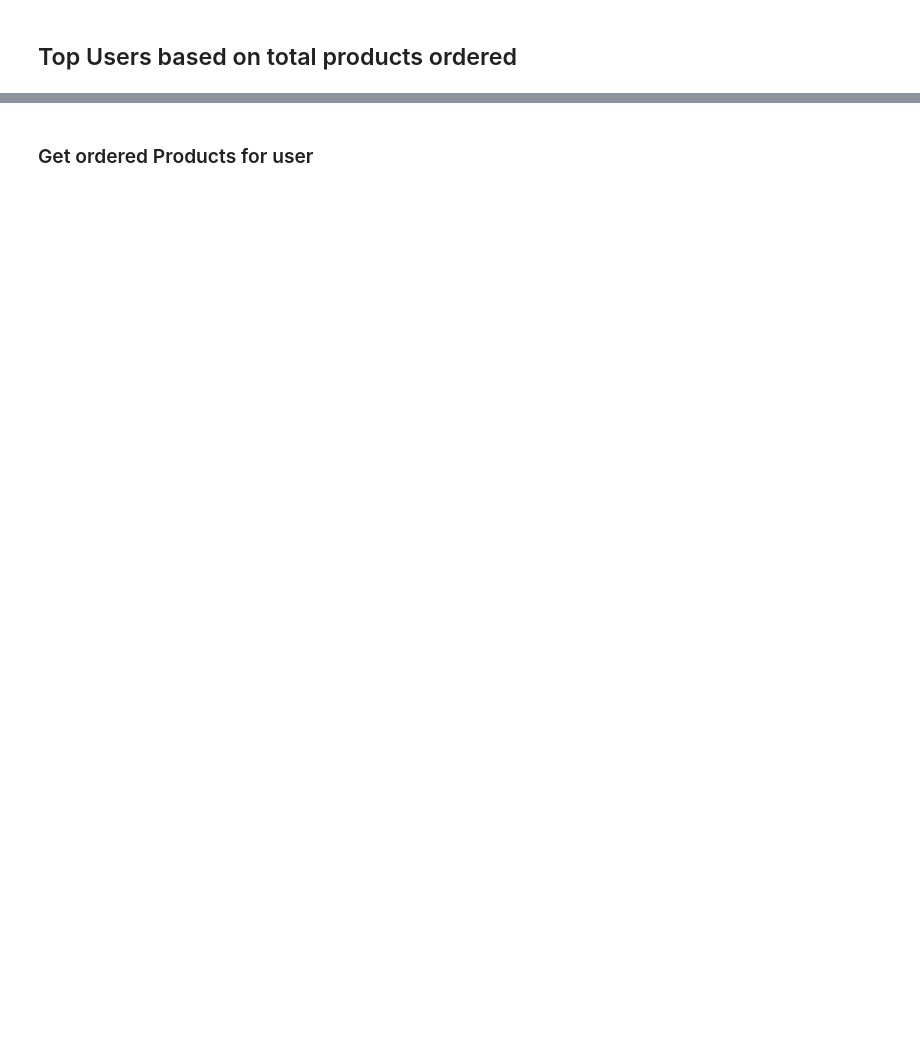
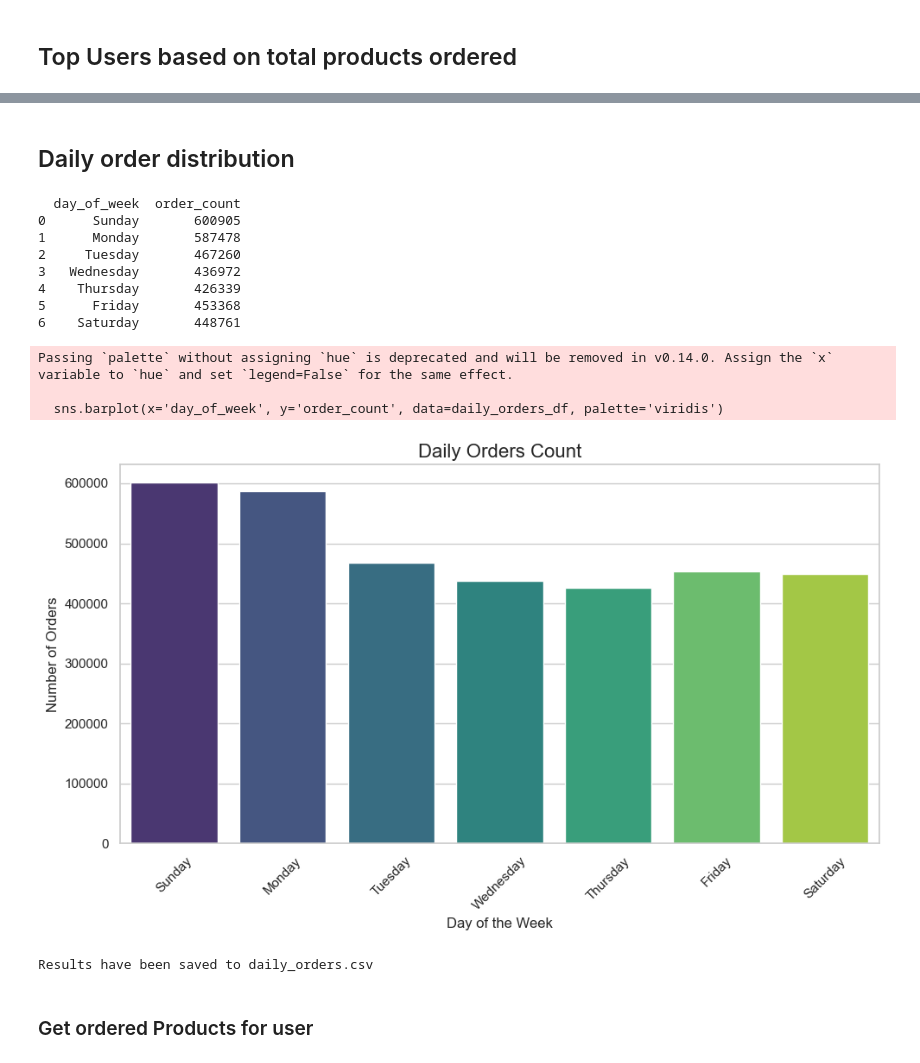
Before and after one commit to mirajkarsneha/instacart-market-basket-analysis, a Jupyter notebook: customer_next_order_analysis.ipynb, the cells around one changed output, grey strips where cells are left out. Cells and saved outputs as stored; diff of their text form; code cells hidden in the pictures; blank space fills up the shorter version.

```diff
--- a/customer_next_order_analysis.ipynb
+++ b/customer_next_order_analysis.ipynb
@@ -161,3 +172,68 @@ Passing `palette` without assigning `hue` is deprecated and will be removed in v
+# %% [markdown]
+## Daily order distribution
+# %%
+from google.cloud import bigquery
+
+# Initialize the BigQuery client
+client = bigquery.Client()
+
+def get_daily_orders():
+    daily_orders_query = """
+    SELECT
+       CASE
+         WHEN order_dow = 0 THEN 'Sunday'
+         WHEN order_dow = 1 THEN 'Monday'
+         WHEN order_dow = 2 THEN 'Tuesday'
+         WHEN order_dow = 3 THEN 'Wednesday'
+         WHEN order_dow = 4 THEN 'Thursday'
+         WHEN order_dow = 5 THEN 'Friday'
+         WHEN order_dow = 6 THEN 'Saturday'
+      END AS day_of_week,
+      COUNT(order_id) AS order_count
+    FROM `instacart-441209.instacart.orders`
+    GROUP BY order_dow
+    ORDER BY order_dow;
+    """
+    # Execute the query
+    query_job = client.query(daily_orders_query)
+    daily_orders_result = query_job.result()  # Correct variable name
+
+    # Add data from query to dataframe
+    daily_orders_df = daily_orders_result.to_dataframe()
+    print(daily_orders_df)
+
+    return daily_orders_df
+
+# Call the method to fetch daily orders
+daily_orders_df = get_daily_orders()
+
+sns.set(style="whitegrid")
+plt.figure(figsize=(10, 6))  # Set the size of the plot
+sns.barplot(x='day_of_week', y='order_count', data=daily_orders_df, palette='viridis')
+
+plt.title('Daily Orders Count', fontsize=16)
+plt.xlabel('Day of the Week', fontsize=12)
+plt.ylabel('Number of Orders', fontsize=12)
+plt.xticks(rotation=45)
+plt.tight_layout()
+plt.show()
+
+daily_orders_df.to_csv("/Users/rishikeshdhokare/Documents/Ironhack/FinalProject/csv/daily_orders.csv", index=False)
+print("Results have been saved to daily_orders.csv")
+# %% [output]
+  day_of_week  order_count
+0      Sunday       600905
+1      Monday       587478
+2     Tuesday       467260
+3   Wednesday       436972
+4    Thursday       426339
+5      Friday       453368
+6    Saturday       448761
+Passing `palette` without assigning `hue` is deprecated and will be removed in v0.14.0. Assign the `x` variable to `hue` and set `legend=False` for the same effect.
+
+  sns.barplot(x='day_of_week', y='order_count', data=daily_orders_df, palette='viridis')
+[figure, added]
+Results have been saved to daily_orders.csv
 # %% [markdown]
 ### Get ordered Products for user
 # %%
```
Also changed, not shown: parts of 11 cells of this notebook, 5 other files.
